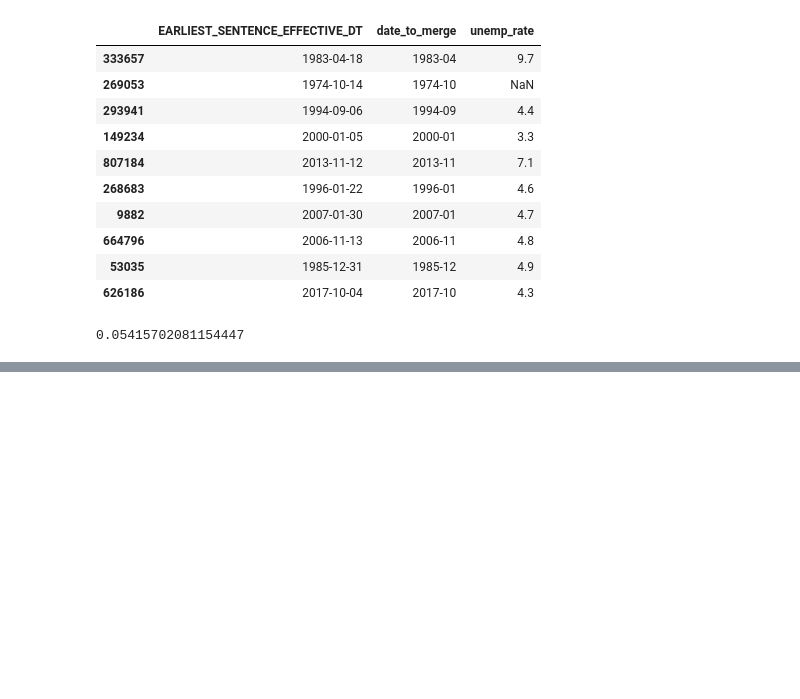
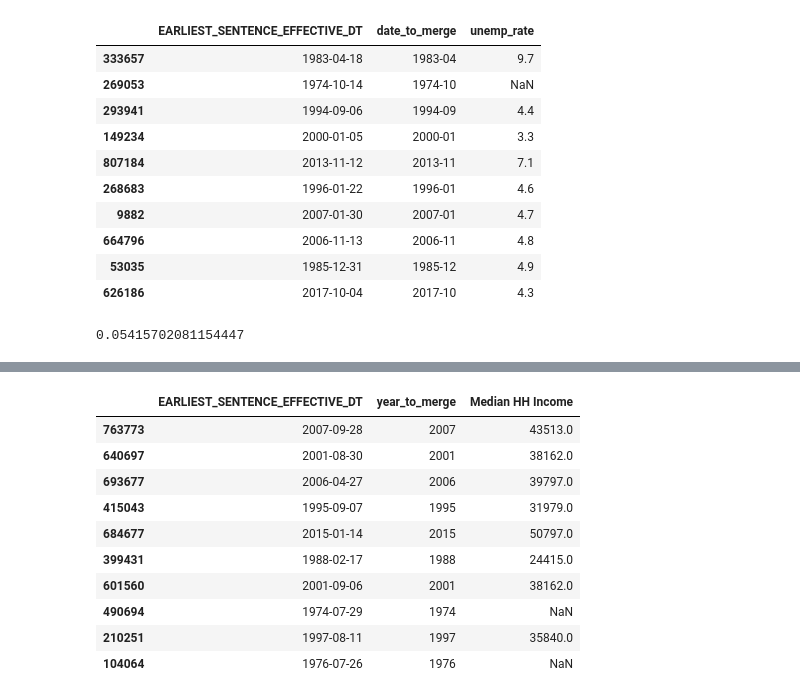
Before and after one commit to christi-liongson/covid_decarceration, a Jupyter notebook: files/features_split_preprocess.ipynb, the cells around one changed output, grey strips where cells are left out. Drawn from its saved outputs; the diff is of its cells as text; code cells hidden in the pictures; blank space fills up the shorter version.

```diff
--- a/files/features_split_preprocess.ipynb
+++ b/files/features_split_preprocess.ipynb
@@ -420,0 +452,9 @@ hh_inc.head()
+# %%
+# Drop duplicate rows and convert to string
+hh_inc_edit = hh_inc.copy()
+hh_inc_edit['Year'] = hh_inc_edit['Year'].astype(str)
+hh_inc_edit = hh_inc_edit.drop(axis=0, index=[2,6]) # Drop (39) and (40) versions of 2013 and 2017
+
+# Slice string to only keep numbers
+hh_inc_edit['Year'] = hh_inc_edit['Year'].str[:4]
+hh_inc_edit.head()
@@ -420,0 +468,23 @@ hh_inc.head()
+# %%
+# Create a str column to merge on
+dataset_main['year_to_merge'] = dataset_main['EARLIEST_SENTENCE_EFFECTIVE_DT'].dt.strftime('%Y')
+
+# Rename variable
+hh_inc_edit = hh_inc_edit.rename(columns={"Year": "year_to_merge"})
+
+# Merge with dataset_main
+dataset_main = dataset_main.merge(hh_inc_edit, on='year_to_merge', how='left')
+check_cols = ['EARLIEST_SENTENCE_EFFECTIVE_DT','year_to_merge','Median HH Income']
+dataset_main[check_cols].sample(10)
+# %% [output]
+|  | EARLIEST_SENTENCE_EFFECTIVE_DT | year_to_merge | Median HH Income |
+| 763773 | 2007-09-28 | 2007 | 43513.0 |
+| 640697 | 2001-08-30 | 2001 | 38162.0 |
+| 693677 | 2006-04-27 | 2006 | 39797.0 |
+| 415043 | 1995-09-07 | 1995 | 31979.0 |
+| 684677 | 2015-01-14 | 2015 | 50797.0 |
+| 399431 | 1988-02-17 | 1988 | 24415.0 |
+| 601560 | 2001-09-06 | 2001 | 38162.0 |
+| 490694 | 1974-07-29 | 1974 | NaN |
+| 210251 | 1997-08-11 | 1997 | 35840.0 |
+| 104064 | 1976-07-26 | 1976 | NaN |
```
Also changed, not shown: parts of 6 cells of this notebook.
